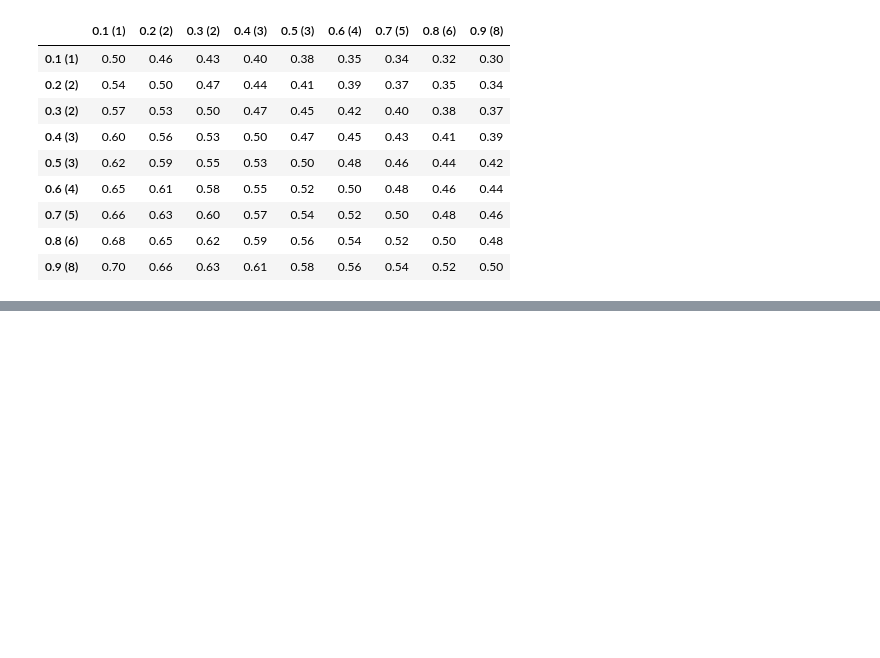
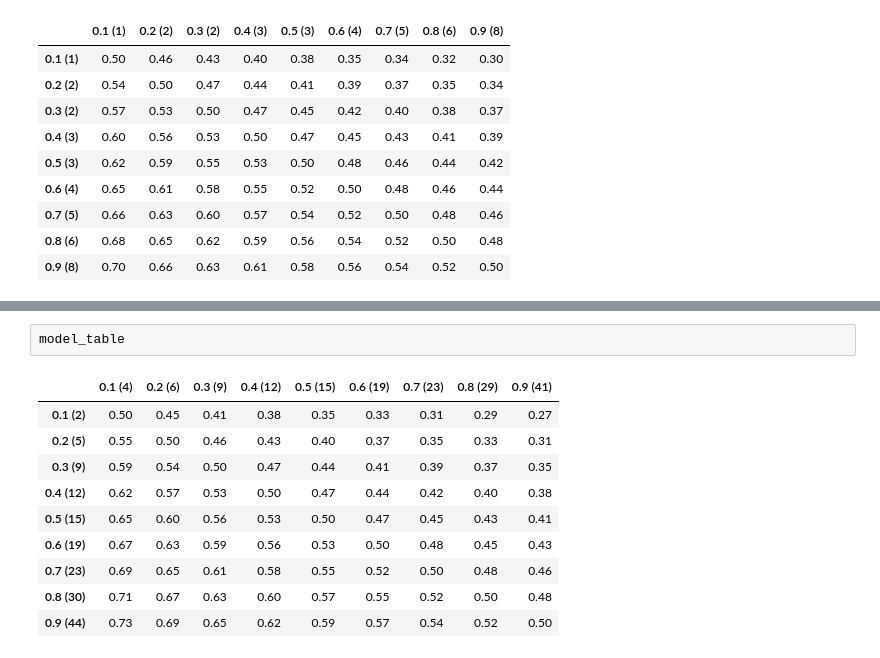
Before and after one commit to amchugh2/230x_team_repo, a Jupyter notebook: homework_3 2 (1).ipynb, the cells around one changed output, grey strips where cells are left out. Drawn from its saved outputs; the diff is of its cells as text; blank space fills up the shorter version.

```diff
--- a/homework_3 2 (1).ipynb
+++ b/homework_3 2 (1).ipynb
@@ -423,0 +477,13 @@ model_table
+# %%
+model_table
+# %% [output]
+|  | 0.1 (4) | 0.2 (6) | 0.3 (9) | 0.4 (12) | 0.5 (15) | 0.6 (19) | 0.7 (23) | 0.8 (29) | 0.9 (41) |
+| 0.1 (2) | 0.50 | 0.45 | 0.41 | 0.38 | 0.35 | 0.33 | 0.31 | 0.29 | 0.27 |
+| 0.2 (5) | 0.55 | 0.50 | 0.46 | 0.43 | 0.40 | 0.37 | 0.35 | 0.33 | 0.31 |
+| 0.3 (9) | 0.59 | 0.54 | 0.50 | 0.47 | 0.44 | 0.41 | 0.39 | 0.37 | 0.35 |
+| 0.4 (12) | 0.62 | 0.57 | 0.53 | 0.50 | 0.47 | 0.44 | 0.42 | 0.40 | 0.38 |
+| 0.5 (15) | 0.65 | 0.60 | 0.56 | 0.53 | 0.50 | 0.47 | 0.45 | 0.43 | 0.41 |
+| 0.6 (19) | 0.67 | 0.63 | 0.59 | 0.56 | 0.53 | 0.50 | 0.48 | 0.45 | 0.43 |
+| 0.7 (23) | 0.69 | 0.65 | 0.61 | 0.58 | 0.55 | 0.52 | 0.50 | 0.48 | 0.46 |
+| 0.8 (30) | 0.71 | 0.67 | 0.63 | 0.60 | 0.57 | 0.55 | 0.52 | 0.50 | 0.48 |
+| 0.9 (44) | 0.73 | 0.69 | 0.65 | 0.62 | 0.59 | 0.57 | 0.54 | 0.52 | 0.50 |
```
Also changed, not shown: parts of 45 cells of this notebook.
